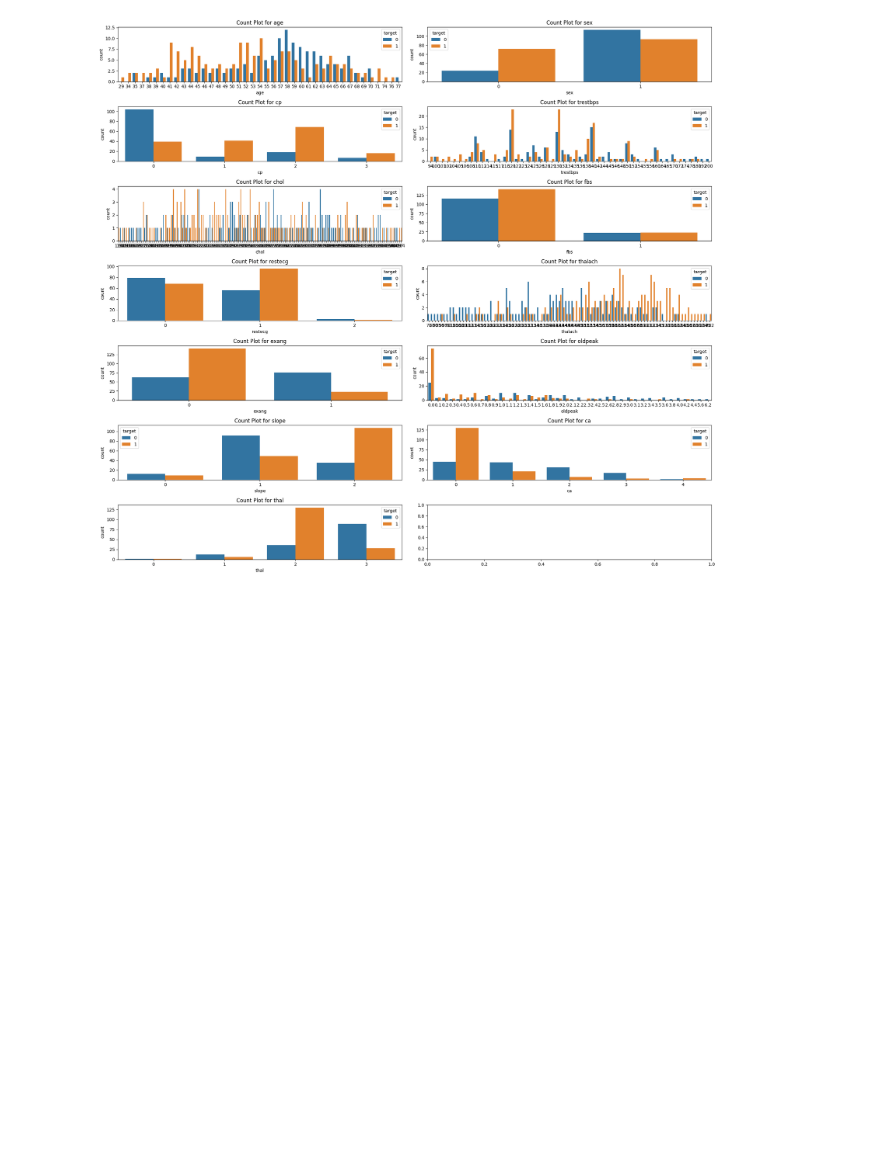
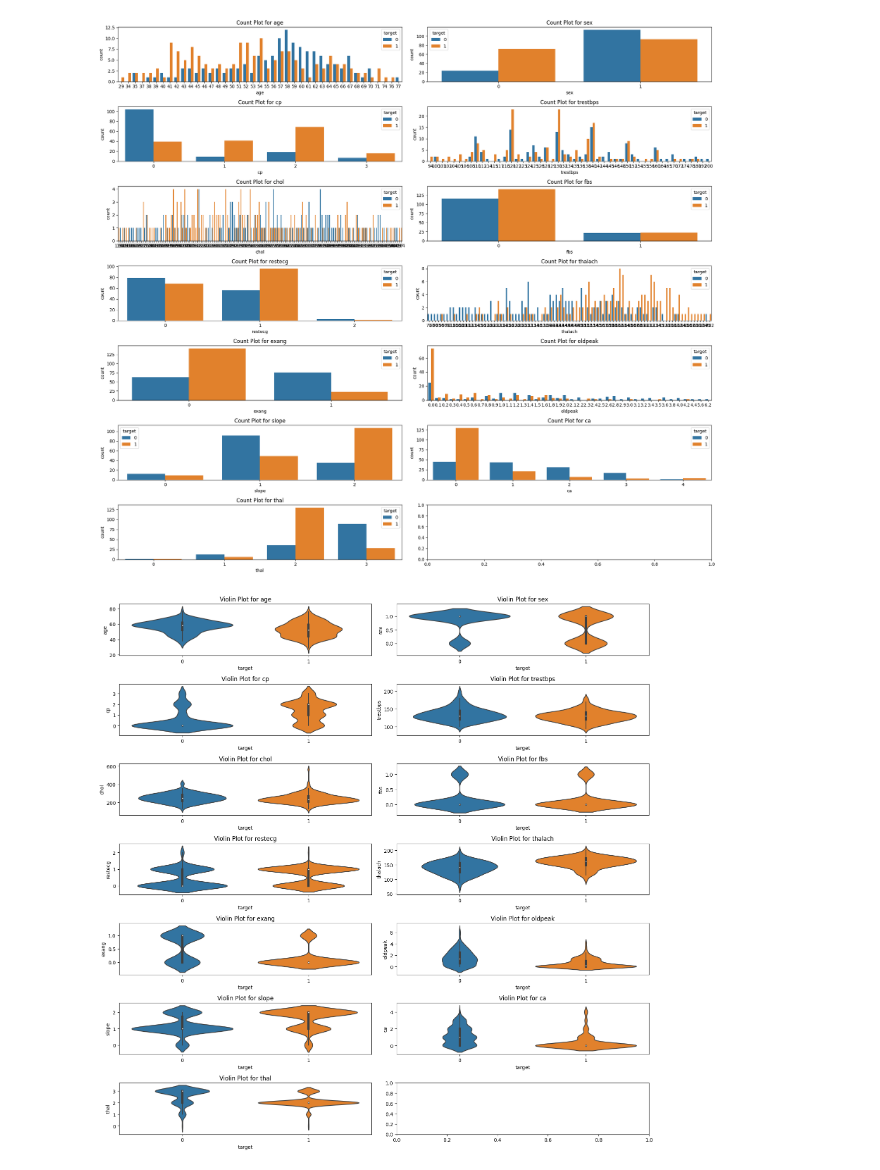
Before and after one commit to SergeyHSE/LinearClassifier.github.io, a Jupyter notebook: LinearClassifier.ipynb, the cells around one changed output. Cells and saved outputs as stored; diff of their text form; code cells hidden in the pictures; blank space fills up the shorter version.

```diff
--- a/LinearClassifier.ipynb
+++ b/LinearClassifier.ipynb
@@ -103,3 +103,16 @@ plt.tight_layout()
 plt.show()
 # %% [output]
 [figure]
+# %%
+# Build violinplots
+
+fig, axes = plt.subplots(nrows=num_rows, ncols=num_cols, figsize=(16, 16))
+axes = axes.flatten()
+for i, feature in enumerate(feature_names):
+    if i < len(feature_names):
+        sns.violinplot(x='target', y=feature, data=data, ax=axes[i])
+        axes[i].set_title(f'Violin Plot for {feature}')
+plt.tight_layout()
+plt.show()
+# %% [output]
+[figure, added]
```
